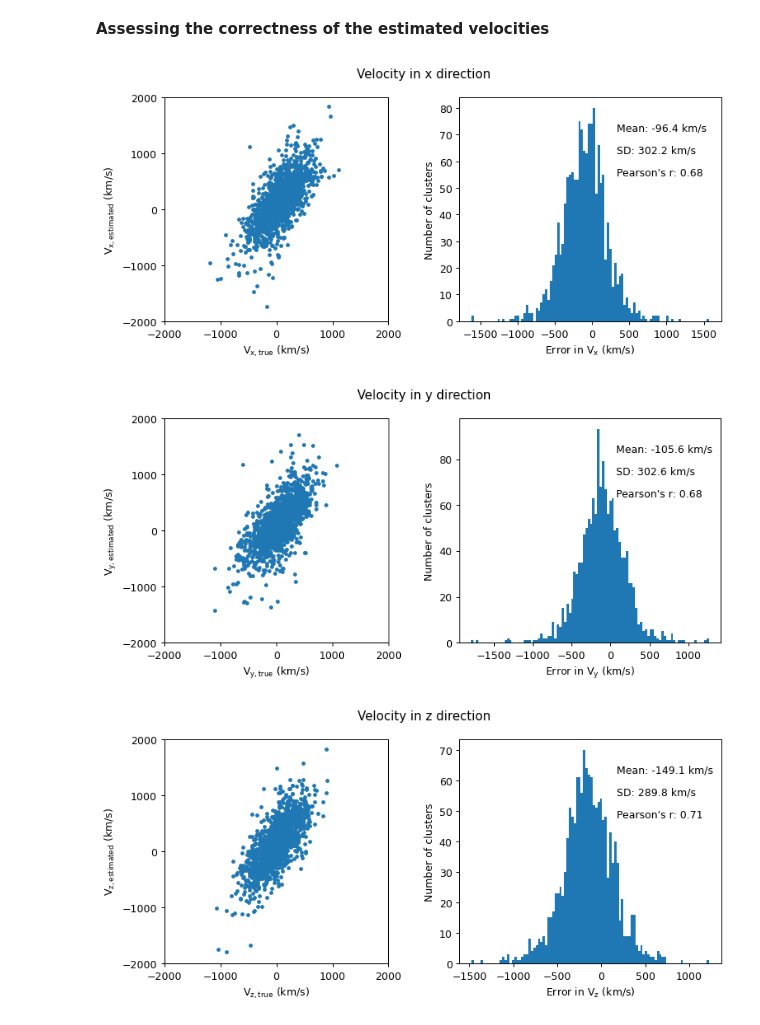
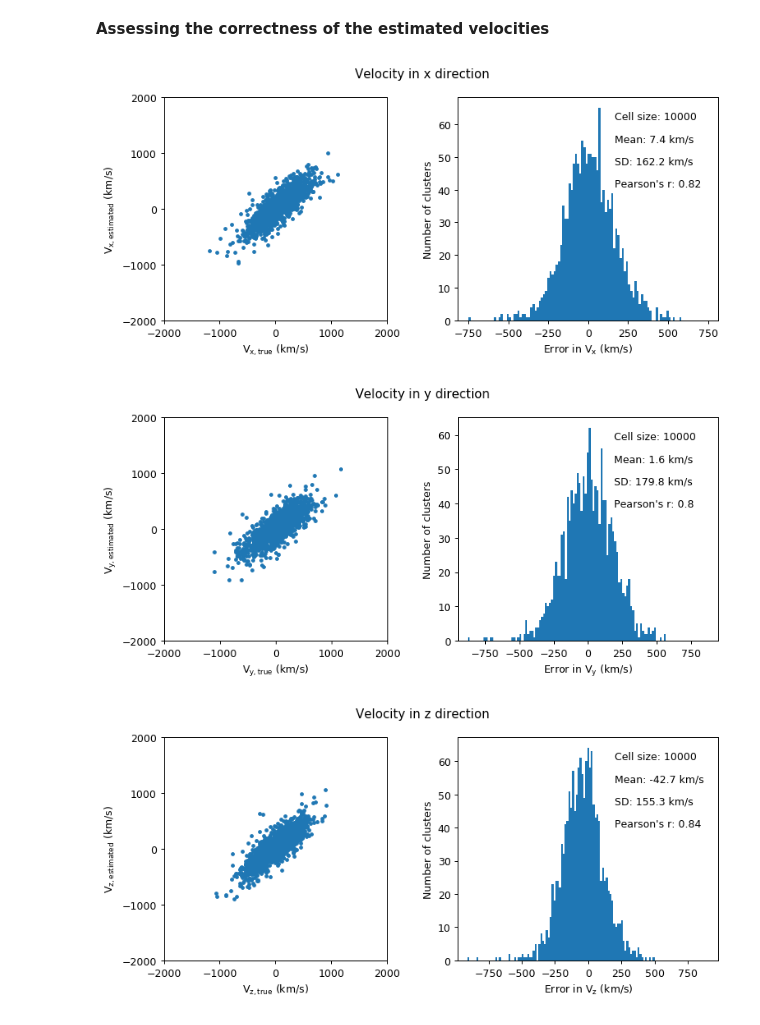
Before and after one commit to awaismirza92/velocity-reconstruction-and-kinetic-SZ, a Jupyter notebook: codes/velocity-reconstruction-orig-sim-box.ipynb, the cells around one changed output. Drawn from its saved outputs; the diff is of its cells as text; code cells hidden in the pictures.

Commit message:
explored cell sizes

```diff
--- a/codes/velocity-reconstruction-orig-sim-box.ipynb
+++ b/codes/velocity-reconstruction-orig-sim-box.ipynb
@@ -235,6 +337,8 @@ def sigma_calc(cell_size):
 # %%
 %%time
-cell_size = 5000                      #h^-1 kpc, size of pixel or cell
+cell_size = 10000                      #h^-1 kpc, size of pixel or cell
+
+
 
 sigma_in_pix = sigma_calc(cell_size)
 
@@ -246,10 +350,22 @@ clus_param = list(zip(df_clusters['x[kpc/h]'], df_clusters['y[kpc/h]'], df_clust
                       [delta_gal_mean]*len(df_clusters), [cell_size]*len(df_clusters),
                       [vel_terms]*len(df_clusters), [sigma_in_pix]*len(df_clusters)))
 
-pool = multi.Pool(processes = 8)
+# pool = multi.Pool(processes = 8)
+pool = multi.Pool(processes = 21)
 v_est = pool.starmap(clus_velocity_calc, clus_param)
 
 vx_est_list = [i[0] for i in v_est]
 vy_est_list = [i[1] for i in v_est]
 vz_est_list = [i[2] for i in v_est]
+
+error_x = df_clusters['vx[km/s]'] - vx_est_list
+error_y = df_clusters['vy[km/s]'] - vy_est_list
+error_z = df_clusters['vz[km/s]'] - vz_est_list
+
+# cell_size_assess = cell_size_assess.append({'Cell Size':cell_size, 'Mean - Vx': np.mean(error_x), 'Mean - Vy': np.mean(error_y),
+#                              'Mean - Vy': np.mean(error_z), 'SD - Vx': np.std(error_x), 'SD - Vy':np.std(error_y),
+#                              'SD - Vz': np.std(error_z), 'r - Vx': np.corrcoef(df_clusters['vx[km/s]'], vx_est_list)[1,0],
+#                              'r - Vy': np.corrcoef(df_clusters['vy[km/s]'], vy_est_list)[1,0],
+#                              'r - Vz': np.corrcoef(df_clusters['vz[km/s]'], vz_est_list)[1,0]}, ignore_index=True)
+# print(cell_size_assess)
 # %% [output]
@@ -274,11 +390,14 @@ error_x = df_clusters['vx[km/s]'] - vx_est_list
 plt.hist(error_x, bins = 100)
 plt.xlabel('Error in V$_{\mathrm{x}}$ (km/s)')
 plt.ylabel('Number of clusters')
+x_low, x_high = plt.xlim()
+plt.xlim(x_low, abs(x_low))
 
-plt.text(0.6, 0.85, f'Mean: {round(np.mean(error_x), 1)} km/s', transform=plt.gca().transAxes)
-plt.text(0.6, 0.75, f'SD: {round(np.std(error_x), 1)} km/s', transform=plt.gca().transAxes)
+plt.text(0.6, 0.90, f'Cell size: {cell_size}', transform=plt.gca().transAxes)
+plt.text(0.6, 0.80, f'Mean: {round(np.mean(error_x), 1)} km/s', transform=plt.gca().transAxes)
+plt.text(0.6, 0.70, f'SD: {round(np.std(error_x), 1)} km/s', transform=plt.gca().transAxes)
 r_vx = np.corrcoef(df_clusters['vx[km/s]'], vx_est_list)[1,0]
-plt.text(0.6, 0.65, f'Pearson\'s r: {round(r_vx, 2)}', transform=plt.gca().transAxes)
+plt.text(0.6, 0.60, f'Pearson\'s r: {round(r_vx, 2)}', transform=plt.gca().transAxes)
 
 fig.suptitle('Velocity in x direction')
 
@@ -300,39 +419,45 @@ error_y = df_clusters['vy[km/s]'] - vy_est_list
 plt.hist(error_y, bins = 100)
 plt.xlabel('Error in V$_{\mathrm{y}}$ (km/s)')
 plt.ylabel('Number of clusters')
+x_low, x_high = plt.xlim()
+plt.xlim(x_low, abs(x_low))
 
-plt.text(0.6, 0.85, f'Mean: {round(np.mean(error_y), 1)} km/s', transform=plt.gca().transAxes)
-plt.text(0.6, 0.75, f'SD: {round(np.std(error_y), 1)} km/s', transform=plt.gca().transAxes)
+plt.text(0.6, 0.90, f'Cell size: {cell_size}', transform=plt.gca().transAxes)
+plt.text(0.6, 0.80, f'Mean: {round(np.mean(error_y), 1)} km/s', transform=plt.gca().transAxes)
+plt.text(0.6, 0.70, f'SD: {round(np.std(error_y), 1)} km/s', transform=plt.gca().transAxes)
 r_vy = np.corrcoef(df_clusters['vy[km/s]'], vy_est_list)[1,0]
-plt.text(0.6, 0.65, f'Pearson\'s r: {round(r_vy, 2)}', transform=plt.gca().transAxes)
+plt.text(0.6, 0.60, f'Pearson\'s r: {round(r_vy, 2)}', transform=plt.gca().transAxes)
 
 fig_y.suptitle('Velocity in y direction')
 
 
 
 
 fig_z = plt.figure(dpi = dpi, figsize = (10,4))
 plt.subplot(1,2,1)
 plt.scatter(df_clusters['vz[km/s]'], vz_est_list, s = 8)
 plt.xlabel('V$_\mathrm{z, true}$ (km/s)')
 plt.ylabel('V$_\mathrm{z, estimated}$ (km/s)');
 plt.gca().set_xticks(range(-2000, 2001, 1000))
 plt.gca().set_yticks(range(-2000, 2001, 1000))
 plt.gca().set_aspect('equal', adjustable='box')
 
 plt.subplot(1,2,2)
 error_z = df_clusters['vz[km/s]'] - vz_est_list
 plt.hist(error_z, bins = 100)
 plt.xlabel('Error in V$_{\mathrm{z}}$ (km/s)')
 plt.ylabel('Number of clusters')
+x_low, x_high = plt.xlim()
+plt.xlim(x_low, abs(x_low))
 
-plt.text(0.6, 0.85, f'Mean: {round(np.mean(error_z), 1)} km/s', transform=plt.gca().transAxes)
-plt.text(0.6, 0.75, f'SD: {round(np.std(error_z), 1)} km/s', transform=plt.gca().transAxes)
+plt.text(0.6, 0.90, f'Cell size: {cell_size}', transform=plt.gca().transAxes)
+plt.text(0.6, 0.80, f'Mean: {round(np.mean(error_z), 1)} km/s', transform=plt.gca().transAxes)
+plt.text(0.6, 0.70, f'SD: {round(np.std(error_z), 1)} km/s', transform=plt.gca().transAxes)
 r_vz = np.corrcoef(df_clusters['vz[km/s]'], vz_est_list)[1,0]
-plt.text(0.6, 0.65, f'Pearson\'s r: {round(r_vz, 2)}', transform=plt.gca().transAxes)
+plt.text(0.6, 0.60, f'Pearson\'s r: {round(r_vz, 2)}', transform=plt.gca().transAxes)
 
 fig_z.suptitle('Velocity in z direction');
 # %% [output]
-[figure, old version]
+[figure, new version]
-[figure, old version]
+[figure, new version]
-[figure, old version]
+[figure, new version]
```
Also changed, not shown: parts of 7 cells of this notebook.
